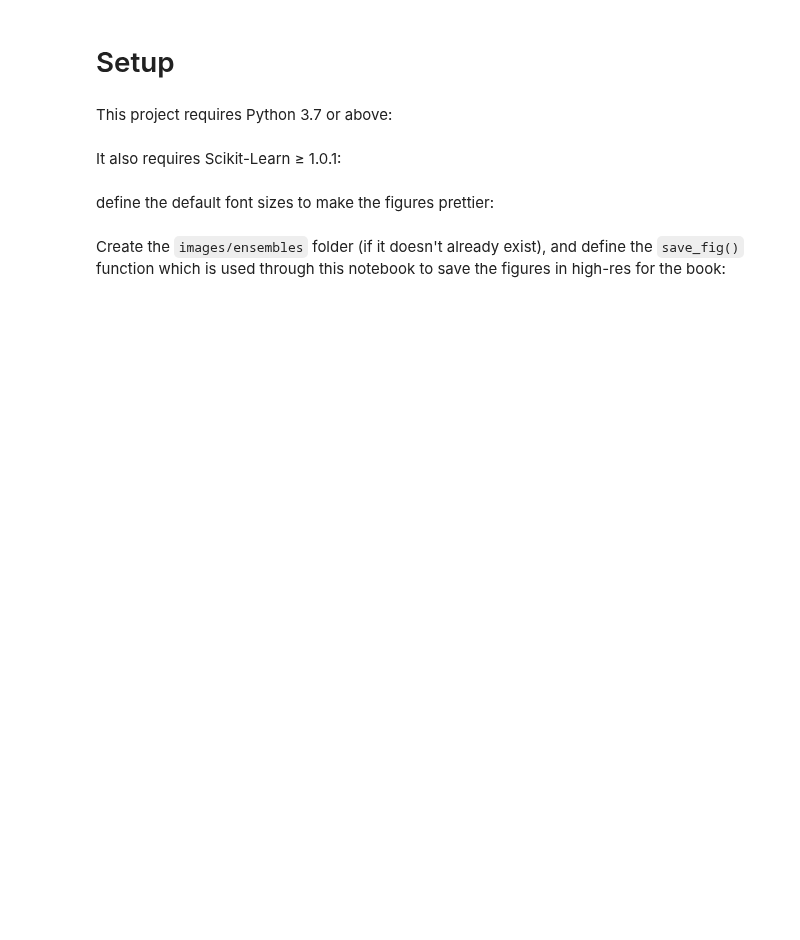
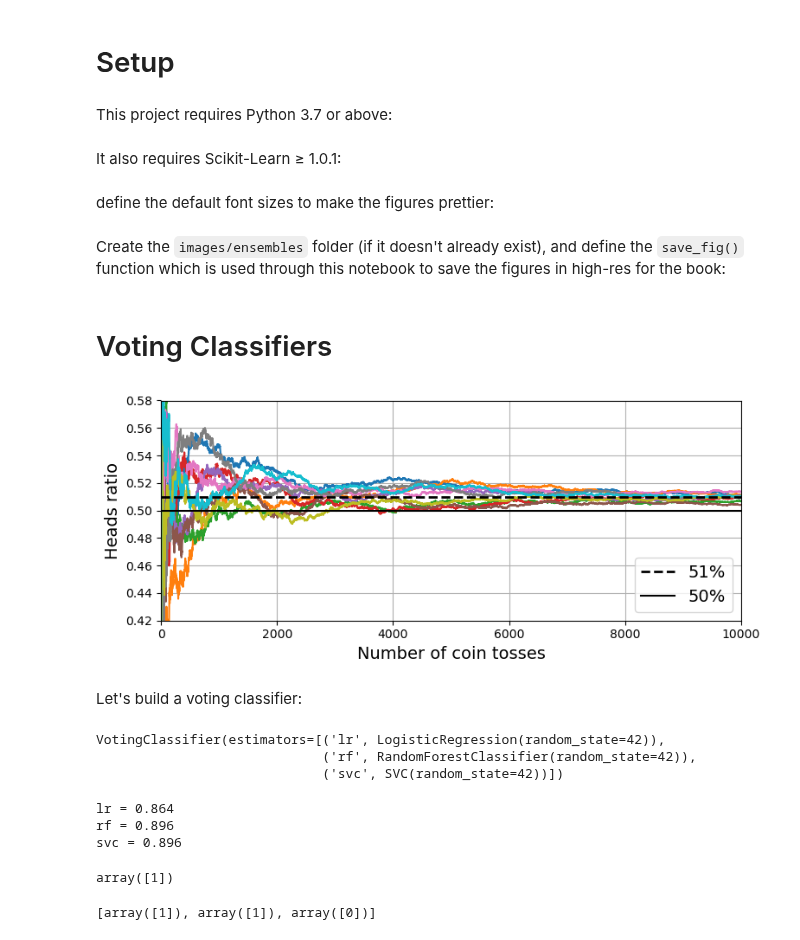
Before and after one commit to bimri/handsonml-III, a Jupyter notebook: chap7/ensemble_learning_and_random_forests.ipynb, the cells around one changed output. Cells and saved outputs as stored; diff of their text form; code cells hidden in the pictures; blank space fills up the shorter version.

Commit message:
Voting Classifiers

```diff
--- a/chap7/ensemble_learning_and_random_forests.ipynb
+++ b/chap7/ensemble_learning_and_random_forests.ipynb
@@ -47,3 +47,69 @@ def save_fig(fig_id, tight_layout=True, fig_extension="png", resolution=300):
     if tight_layout:
         plt.tight_layout()
     plt.savefig(path, format=fig_extension, dpi=resolution)
+# %% [markdown]
+# Voting Classifiers
+# %%
+# extra code – this cell generates and saves Figure 7–3
+
+import matplotlib.pyplot as plt
+import numpy as np
+
+heads_proba = 0.51
+np.random.seed(42)
+coin_tosses = (np.random.rand(10000, 10) < heads_proba).astype(np.int32)
+cumulative_heads = coin_tosses.cumsum(axis=0)
+cumulative_heads_ratio = cumulative_heads / np.arange(1, 10001).reshape(-1, 1)
+
+plt.figure(figsize=(8, 3.5))
+plt.plot(cumulative_heads_ratio)
+plt.plot([0, 10000], [0.51, 0.51], "k--", linewidth=2, label="51%")
+plt.plot([0, 10000], [0.5, 0.5], "k-", label="50%")
+plt.xlabel("Number of coin tosses")
+plt.ylabel("Heads ratio")
+plt.legend(loc="lower right")
+plt.axis([0, 10000, 0.42, 0.58])
+plt.grid()
+save_fig("law_of_large_numbers_plot")
+plt.show()
+# %% [output]
+[figure, added]
+# %% [markdown]
+Let's build a voting classifier:
+# %%
+from sklearn.datasets import make_moons
+from sklearn.ensemble import RandomForestClassifier, VotingClassifier
+from sklearn.linear_model import LogisticRegression
+from sklearn.model_selection import train_test_split
+from sklearn.svm import SVC
+
+X, y = make_moons(n_samples=500, noise=0.30, random_state=42)
+X_train, X_test, y_train, y_test = train_test_split(X, y, random_state=42)
+
+voting_clf = VotingClassifier(
+    estimators=[
+        ("lr", LogisticRegression(random_state=42)),
+        ("rf", RandomForestClassifier(random_state=42)),
+        ("svc", SVC(random_state=42)),
+    ]
+)
+voting_clf.fit(X_train, y_train)
+# %% [output]
+VotingClassifier(estimators=[('lr', LogisticRegression(random_state=42)),
+                             ('rf', RandomForestClassifier(random_state=42)),
+                             ('svc', SVC(random_state=42))])
+# %%
+for name, clf in voting_clf.named_estimators_.items():
+    print(name, "=", clf.score(X_test, y_test))
+# %% [output]
+lr = 0.864
+rf = 0.896
+svc = 0.896
+# %%
+voting_clf.predict(X_test[:1])
+# %% [output]
+array([1])
+# %%
+[clf.predict(X_test[:1]) for clf in voting_clf.estimators_]
+# %% [output]
+[array([1]), array([1]), array([0])]
```
Also changed, not shown: parts of 3 cells of this notebook, 1 other file.
